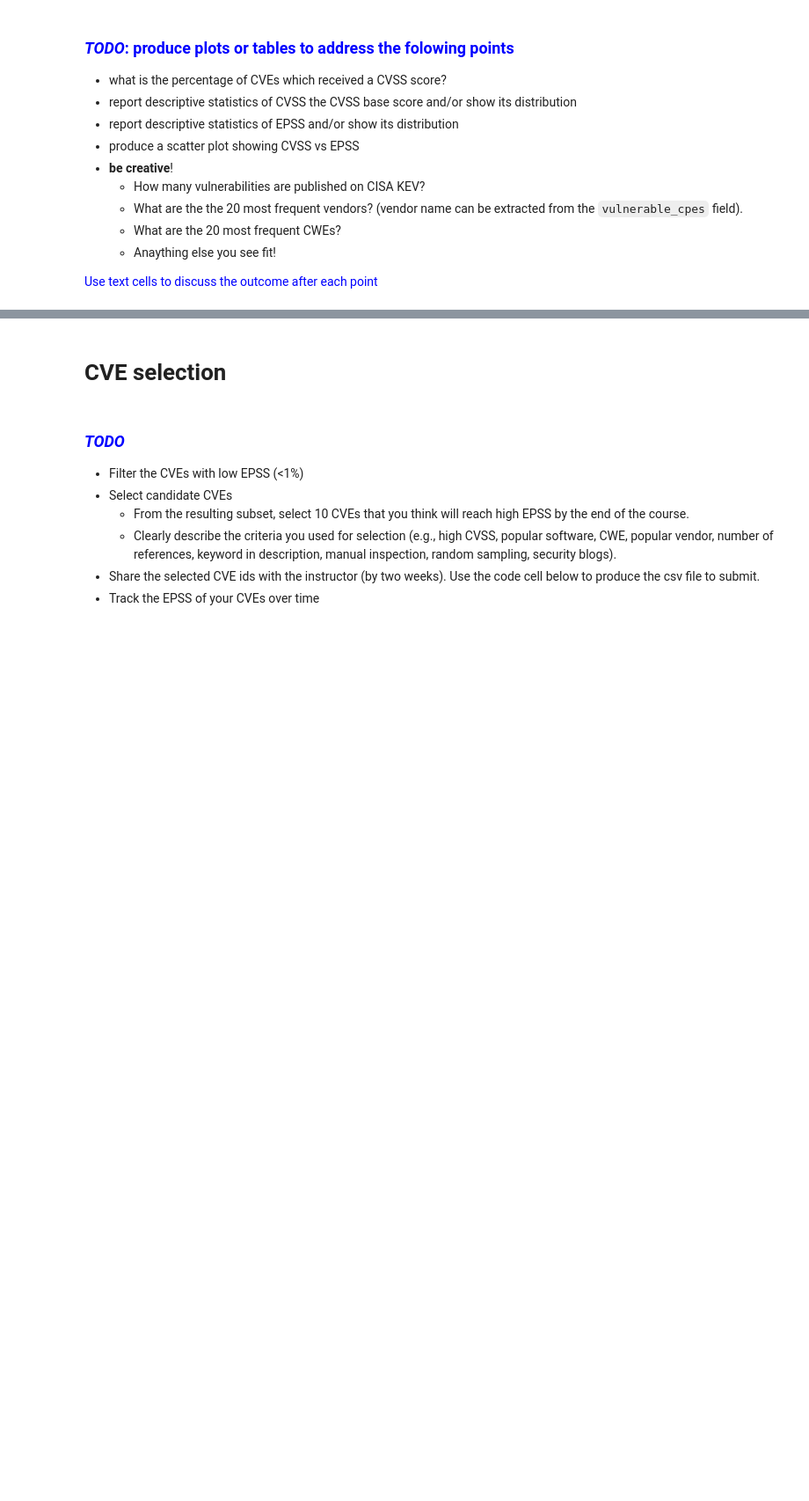
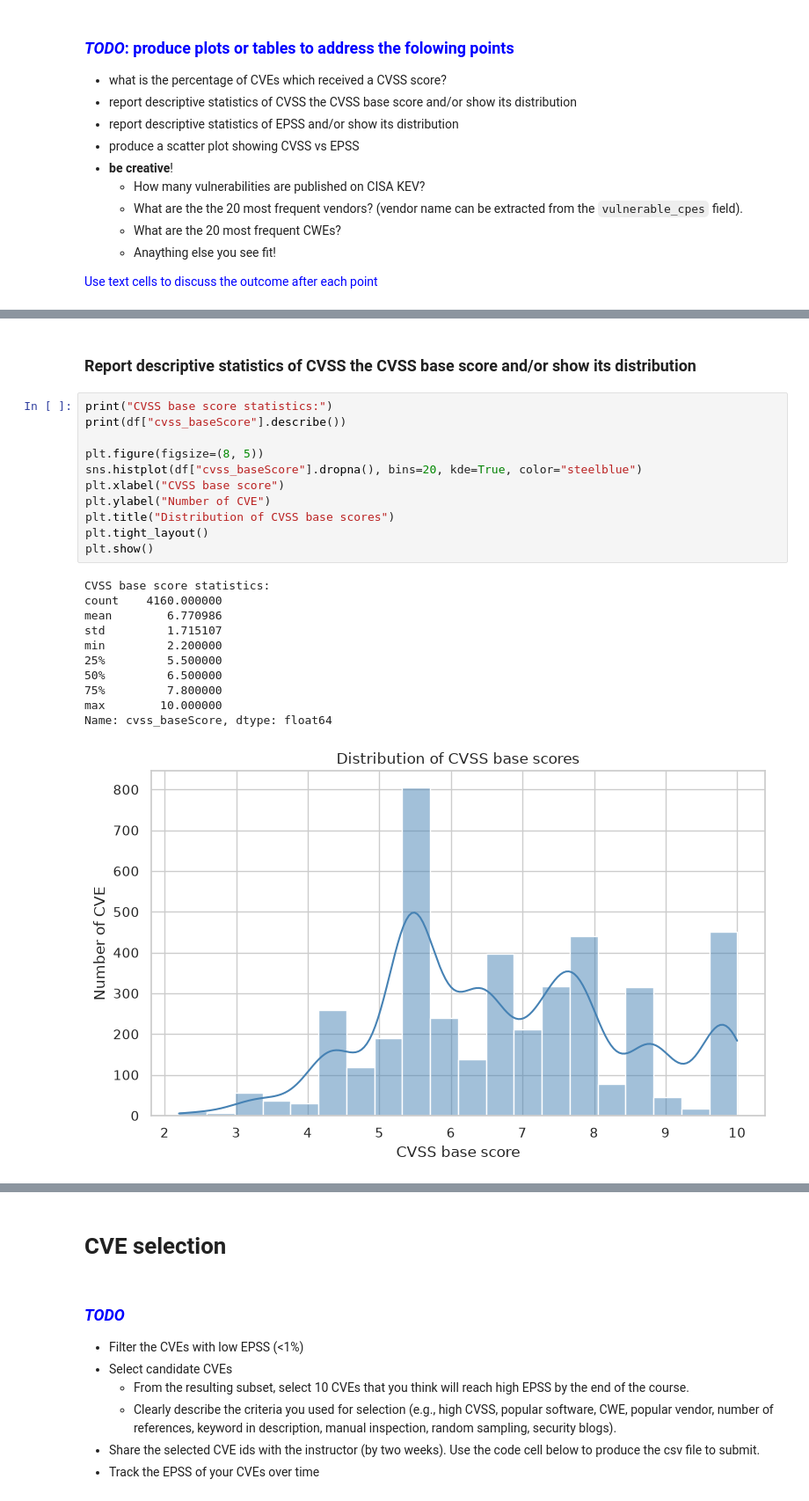
Before and after one commit to PasqualiniGabriele/505MI-LAB, a Jupyter notebook: 01_EPSS/LAB_EPSS.ipynb, the cells around one changed output, grey strips where cells are left out. Shown at 88% size. Cells and saved outputs as stored; diff of their text form; blank space fills up the shorter version.

```diff
--- a/01_EPSS/LAB_EPSS.ipynb
+++ b/01_EPSS/LAB_EPSS.ipynb
@@ -135,0 +203,25 @@ for idx, x in enumerate(df.sort_values('cve.published', ascending=False)[:10].it
+# %% [markdown]
+### Report descriptive statistics of CVSS the CVSS base score and/or show its distribution
+# %%
+print("CVSS base score statistics:")
+print(df["cvss_baseScore"].describe())
+
+plt.figure(figsize=(8, 5))
+sns.histplot(df["cvss_baseScore"].dropna(), bins=20, kde=True, color="steelblue")
+plt.xlabel("CVSS base score")
+plt.ylabel("Number of CVE")
+plt.title("Distribution of CVSS base scores")
+plt.tight_layout()
+plt.show()
+# %% [output]
+CVSS base score statistics:
+count    4160.000000
+mean        6.770986
+std         1.715107
+min         2.200000
+25%         5.500000
+50%         6.500000
+75%         7.800000
+max        10.000000
+Name: cvss_baseScore, dtype: float64
+[figure, added]
```
Also changed, not shown: parts of 12 cells of this notebook.
